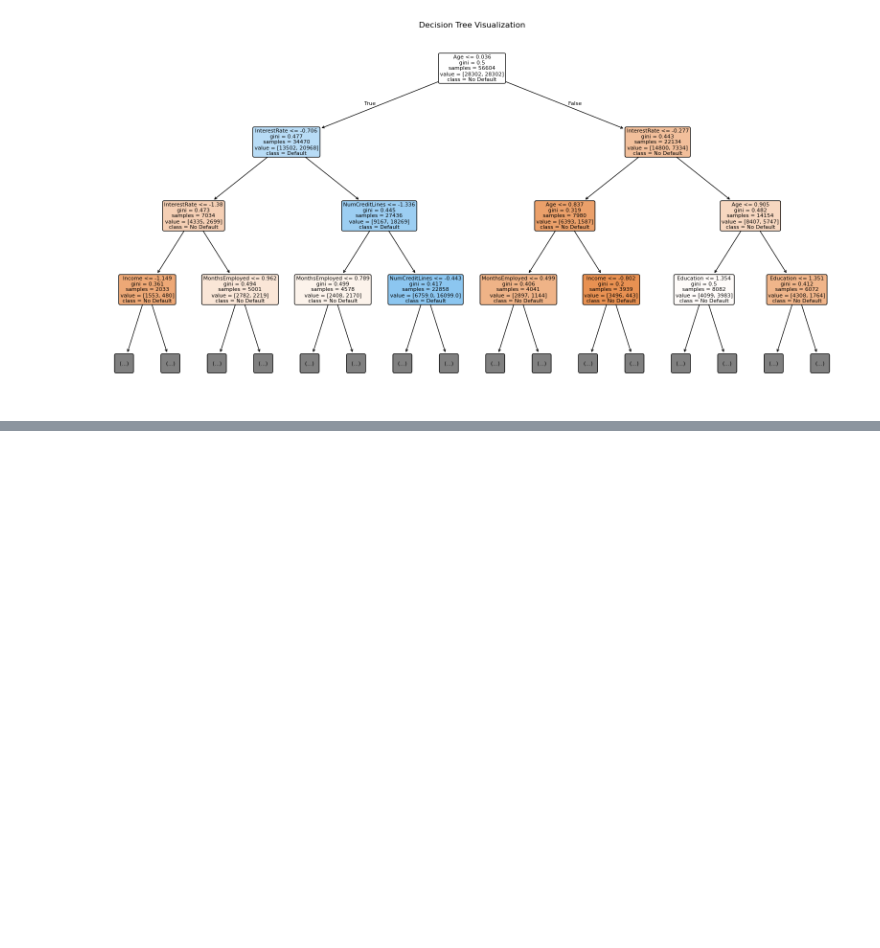
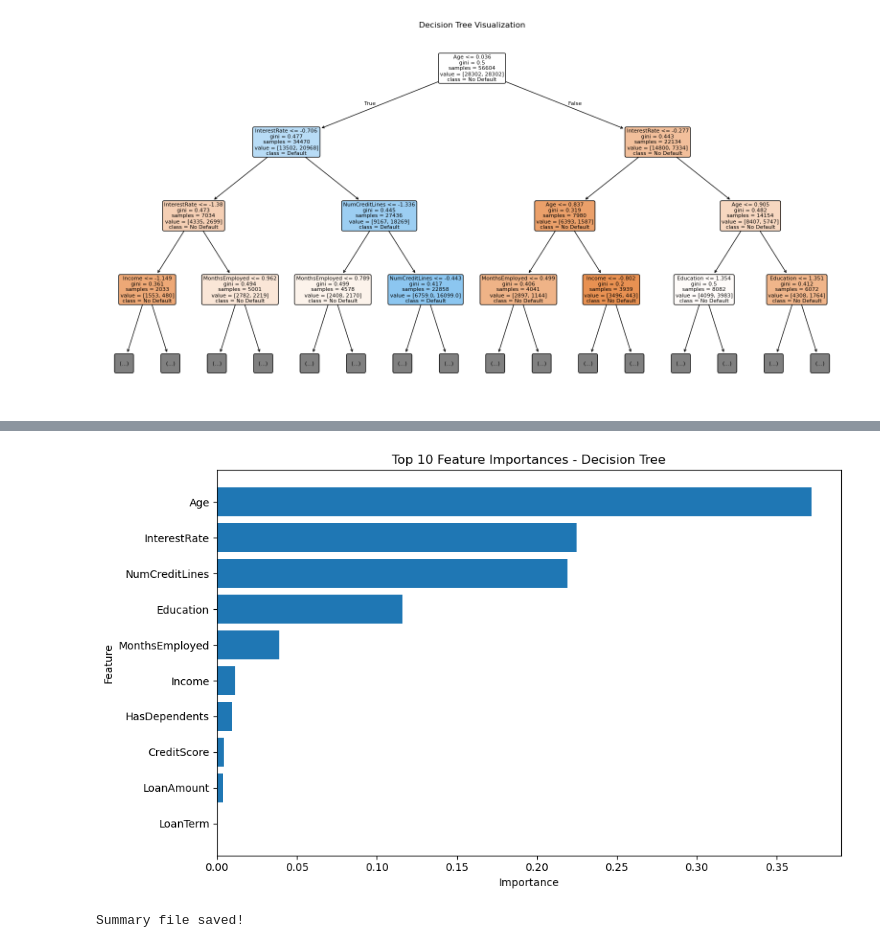
Before and after one commit to chamithusithmaka/MLproject, a Jupyter notebook: notebooks/decision_tree_model.ipynb, the cells around one changed output, grey strips where cells are left out. Drawn from its saved outputs; the diff is of its cells as text; code cells hidden in the pictures; blank space fills up the shorter version.

```diff
--- a/notebooks/decision_tree_model.ipynb
+++ b/notebooks/decision_tree_model.ipynb
@@ -201,0 +250,33 @@ plt.show()
+# %%
+#Save feature importance plot
+plt.figure(figsize=(10, 6))
+plt.barh(top_features['Feature'], top_features['Importance'])
+plt.title('Top 10 Feature Importances - Decision Tree')
+plt.xlabel('Importance')
+plt.ylabel('Feature')
+plt.tight_layout()
+plt.savefig('../results/decision_tree_feature_importance.png', dpi=300, bbox_inches='tight')
+plt.show()
+# %% [output]
+[figure, added]
+# %%
+#Save short text summary
+with open('../results/decision_tree_summary.txt', 'w') as f:
+    f.write("Decision Tree Model Summary\n")
+    f.write("===========================\n\n")
+    f.write(f"Train Accuracy: {train_accuracy:.4f}\n")
+    f.write(f"Train Precision: {train_precision:.4f}\n")
+    f.write(f"Train Recall: {train_recall:.4f}\n")
+    f.write(f"Train F1-score: {train_f1:.4f}\n\n")
+    f.write(f"Test Accuracy: {test_accuracy:.4f}\n")
+    f.write(f"Test Precision: {test_precision:.4f}\n")
+    f.write(f"Test Recall: {test_recall:.4f}\n")
+    f.write(f"Test F1-score: {test_f1:.4f}\n")
+    f.write(f"Test ROC-AUC: {test_roc_auc:.4f}\n\n")
+    f.write("Top 10 Important Features:\n")
+    for _, row in importance_df.head(10).iterrows():
+        f.write(f"{row['Feature']} : {row['Importance']:.4f}\n")
+
+print("Summary file saved!")
+# %% [output]
+Summary file saved!
```
Also changed, not shown: parts of 2 cells of this notebook, 4 other files.
